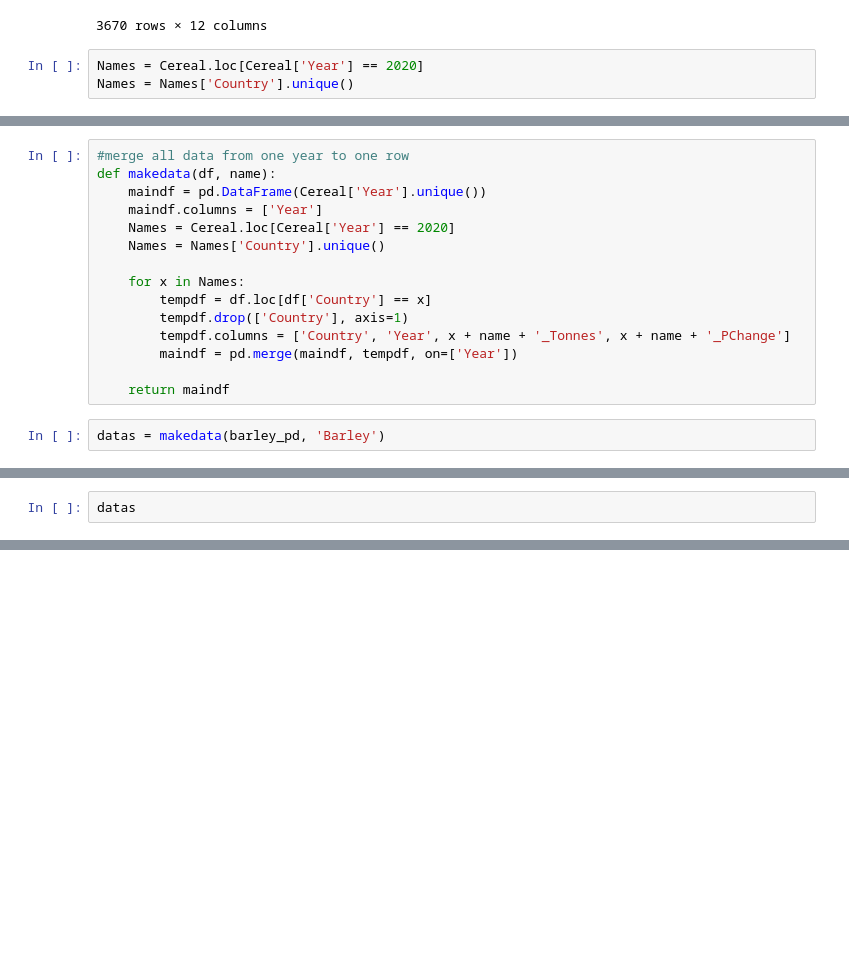
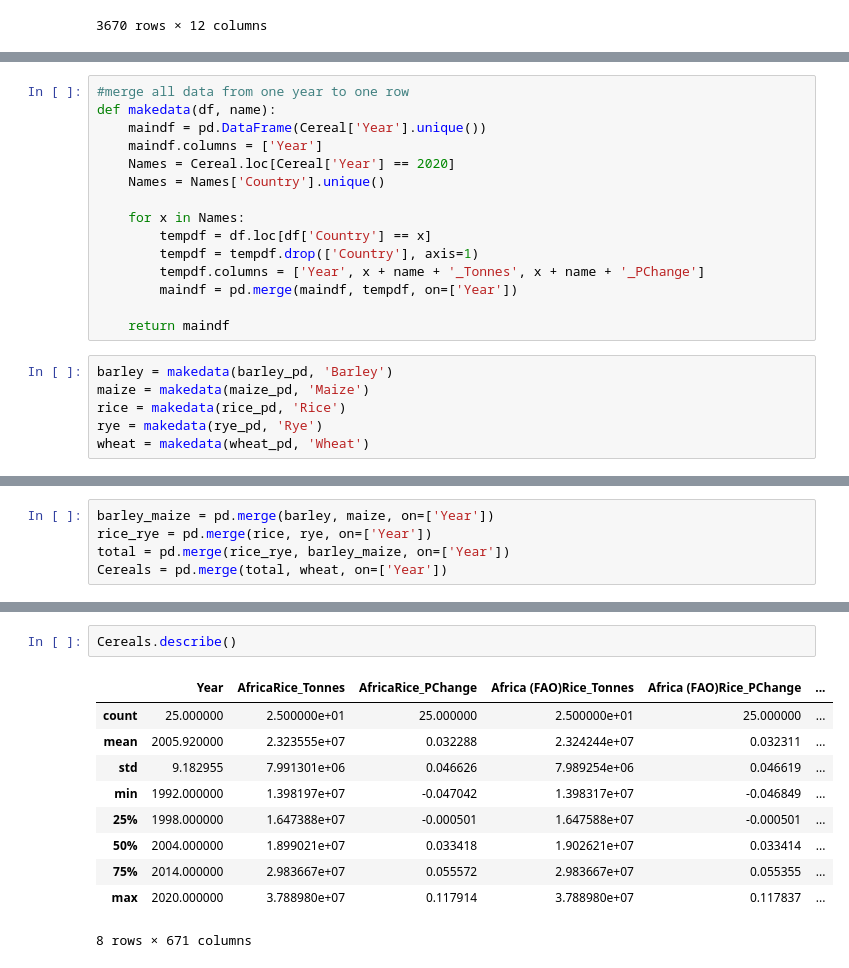
Before and after one commit to MichaelP84/HackFarmers, a Jupyter notebook: HackFarmers.ipynb, the cells around one changed output, grey strips where cells are left out. Cells and saved outputs as stored; diff of their text form; blank space fills up the shorter version.

```diff
--- a/HackFarmers.ipynb
+++ b/HackFarmers.ipynb
@@ -109,6 +109,3 @@ Cereal
 | 3668 | Yugoslavia | 1990 | 691928 | -0.013787 | 6723975 | -0.285750 | 27586 | 0.004003 | ... |
 | 3669 | Yugoslavia | 1991 | 734700 | 0.061816 | 11557000 | 0.718775 | 37501 | 0.359421 | ... |
 3670 rows × 12 columns
-# %%
-Names = Cereal.loc[Cereal['Year'] == 2020]
-Names = Names['Country'].unique()
@@ -126,10 +119,14 @@ def makedata(df, name):
 
     for x in Names:
         tempdf = df.loc[df['Country'] == x]
-        tempdf.drop(['Country'], axis=1)
-        tempdf.columns = ['Country', 'Year', x + name + '_Tonnes', x + name + '_PChange']
+        tempdf = tempdf.drop(['Country'], axis=1)
+        tempdf.columns = ['Year', x + name + '_Tonnes', x + name + '_PChange']
         maindf = pd.merge(maindf, tempdf, on=['Year'])
 
     return maindf
 # %%
-datas = makedata(barley_pd, 'Barley')
+barley = makedata(barley_pd, 'Barley')
+maize = makedata(maize_pd, 'Maize')
+rice = makedata(rice_pd, 'Rice')
+rye = makedata(rye_pd, 'Rye')
+wheat = makedata(wheat_pd, 'Wheat')
@@ -140,2 +133,5 @@ datas.shape
 # %%
-datas
+barley_maize = pd.merge(barley, maize, on=['Year'])
+rice_rye = pd.merge(rice, rye, on=['Year'])
+total = pd.merge(rice_rye, barley_maize, on=['Year'])
+Cereals = pd.merge(total, wheat, on=['Year'])
@@ -160,0 +149,13 @@ datas
+# %%
+Cereals.describe()
+# %% [output]
+|  | Year | AfricaRice_Tonnes | AfricaRice_PChange | Africa (FAO)Rice_Tonnes | Africa (FAO)Rice_PChange | ... |
+| count | 25.000000 | 2.500000e+01 | 25.000000 | 2.500000e+01 | 25.000000 | ... |
+| mean | 2005.920000 | 2.323555e+07 | 0.032288 | 2.324244e+07 | 0.032311 | ... |
+| std | 9.182955 | 7.991301e+06 | 0.046626 | 7.989254e+06 | 0.046619 | ... |
+| min | 1992.000000 | 1.398197e+07 | -0.047042 | 1.398317e+07 | -0.046849 | ... |
+| 25% | 1998.000000 | 1.647388e+07 | -0.000501 | 1.647588e+07 | -0.000501 | ... |
+| 50% | 2004.000000 | 1.899021e+07 | 0.033418 | 1.902621e+07 | 0.033414 | ... |
+| 75% | 2014.000000 | 2.983667e+07 | 0.055572 | 2.983667e+07 | 0.055355 | ... |
+| max | 2020.000000 | 3.788980e+07 | 0.117914 | 3.788980e+07 | 0.117837 | ... |
+8 rows × 671 columns
```
Also changed, not shown: parts of 7 cells of this notebook.
